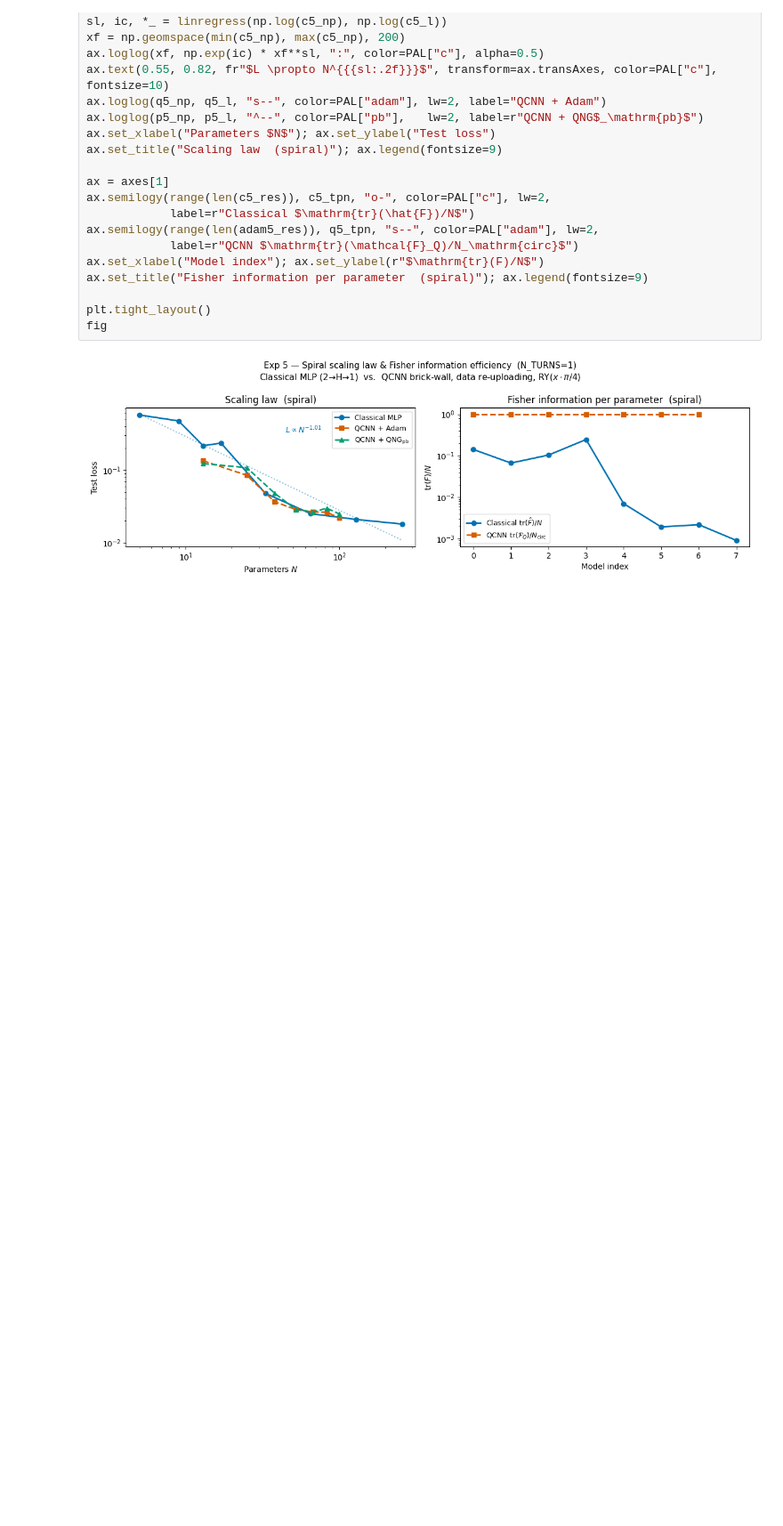
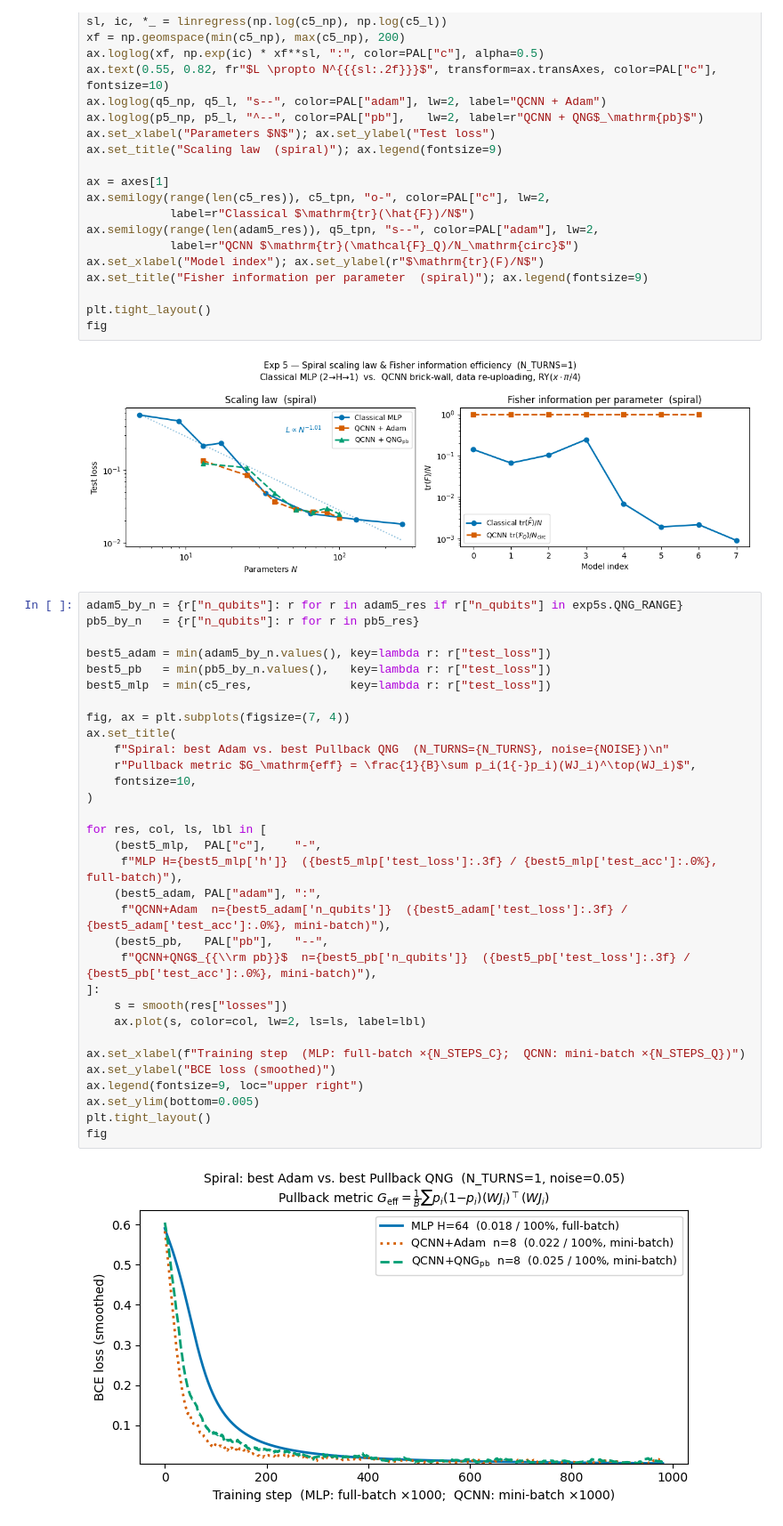
Before and after one commit to rdisipio/qLM-fisher, a Jupyter notebook: exp4_notebook.ipynb, the cells around one changed output. Shown at 89% size. Drawn from its saved outputs; the diff is of its cells as text; blank space fills up the shorter version.

```diff
--- a/exp4_notebook.ipynb
+++ b/exp4_notebook.ipynb
@@ -406,3 +406,37 @@ plt.tight_layout()
 fig
 # %% [output]
 [figure]
+# %%
+adam5_by_n = {r["n_qubits"]: r for r in adam5_res if r["n_qubits"] in exp5s.QNG_RANGE}
+pb5_by_n   = {r["n_qubits"]: r for r in pb5_res}
+
+best5_adam = min(adam5_by_n.values(), key=lambda r: r["test_loss"])
+best5_pb   = min(pb5_by_n.values(),   key=lambda r: r["test_loss"])
+best5_mlp  = min(c5_res,              key=lambda r: r["test_loss"])
+
+fig, ax = plt.subplots(figsize=(7, 4))
+ax.set_title(
+    f"Spiral: best Adam vs. best Pullback QNG  (N_TURNS={N_TURNS}, noise={NOISE})\n"
+    r"Pullback metric $G_\mathrm{eff} = \frac{1}{B}\sum p_i(1{-}p_i)(WJ_i)^\top(WJ_i)$",
+    fontsize=10,
+)
+
+for res, col, ls, lbl in [
+    (best5_mlp,  PAL["c"],    "-",
+     f"MLP H={best5_mlp['h']}  ({best5_mlp['test_loss']:.3f} / {best5_mlp['test_acc']:.0%}, full-batch)"),
+    (best5_adam, PAL["adam"], ":",
+     f"QCNN+Adam  n={best5_adam['n_qubits']}  ({best5_adam['test_loss']:.3f} / {best5_adam['test_acc']:.0%}, mini-batch)"),
+    (best5_pb,   PAL["pb"],   "--",
+     f"QCNN+QNG$_{{\\rm pb}}$  n={best5_pb['n_qubits']}  ({best5_pb['test_loss']:.3f} / {best5_pb['test_acc']:.0%}, mini-batch)"),
+]:
+    s = smooth(res["losses"])
+    ax.plot(s, color=col, lw=2, ls=ls, label=lbl)
+
+ax.set_xlabel(f"Training step  (MLP: full-batch ×{N_STEPS_C};  QCNN: mini-batch ×{N_STEPS_Q})")
+ax.set_ylabel("BCE loss (smoothed)")
+ax.legend(fontsize=9, loc="upper right")
+ax.set_ylim(bottom=0.005)
+plt.tight_layout()
+fig
+# %% [output]
+[figure, added]
```
